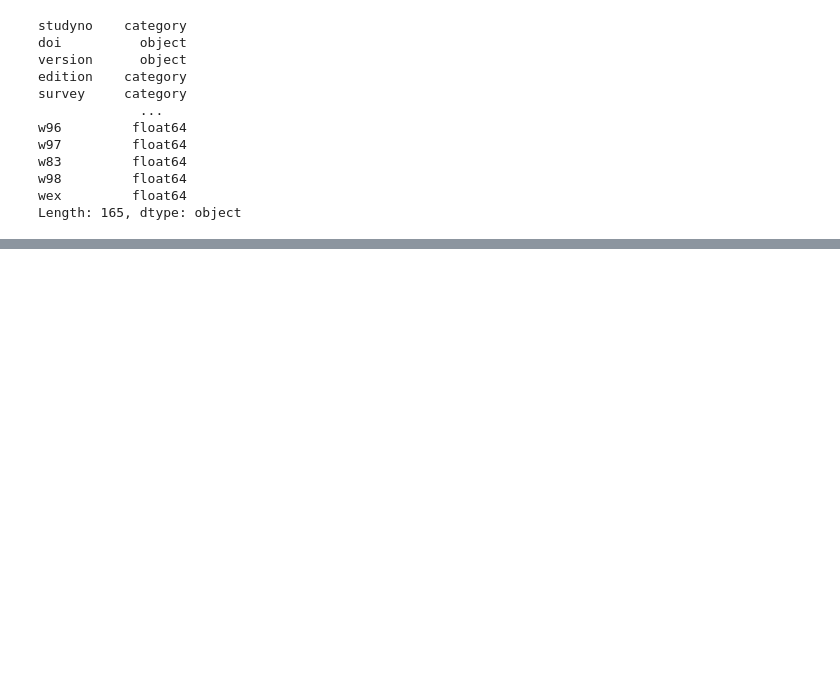
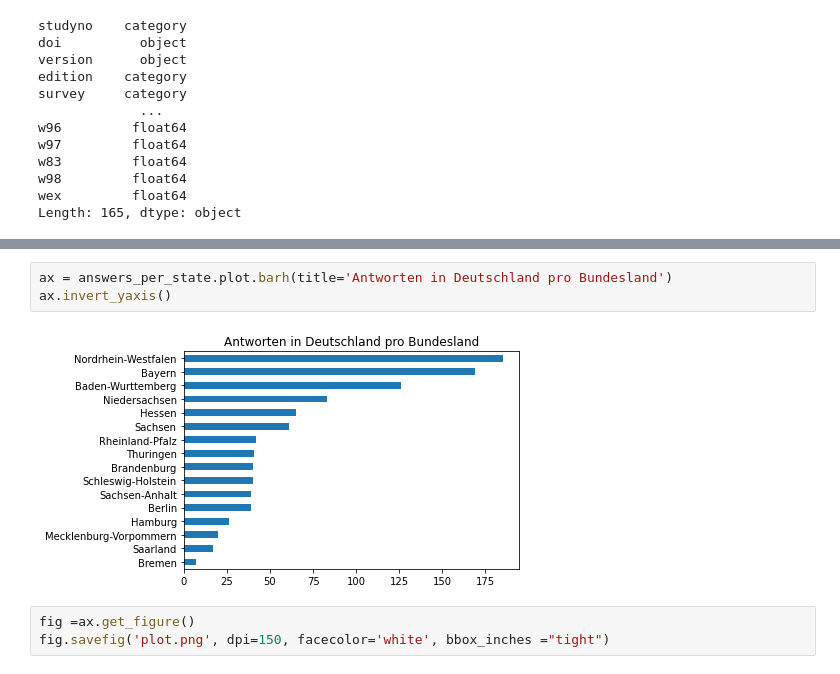
Before and after one commit to HSD-W-MBA/biz_analytics_a_starter, a Jupyter notebook: notebooks/data_overview.ipynb, the cells around one changed output, grey strips where cells are left out. Cells and saved outputs as stored; diff of their text form; blank space fills up the shorter version.

```diff
--- a/notebooks/data_overview.ipynb
+++ b/notebooks/data_overview.ipynb
@@ -134,0 +315,8 @@ data.sample(10)
+# %%
+ax = answers_per_state.plot.barh(title='Antworten in Deutschland pro Bundesland')
+ax.invert_yaxis()
+# %% [output]
+[figure, added]
+# %%
+fig =ax.get_figure()
+fig.savefig('plot.png', dpi=150, facecolor='white', bbox_inches ="tight")
```
Also changed, not shown: parts of 35 cells of this notebook, 5 other files.
